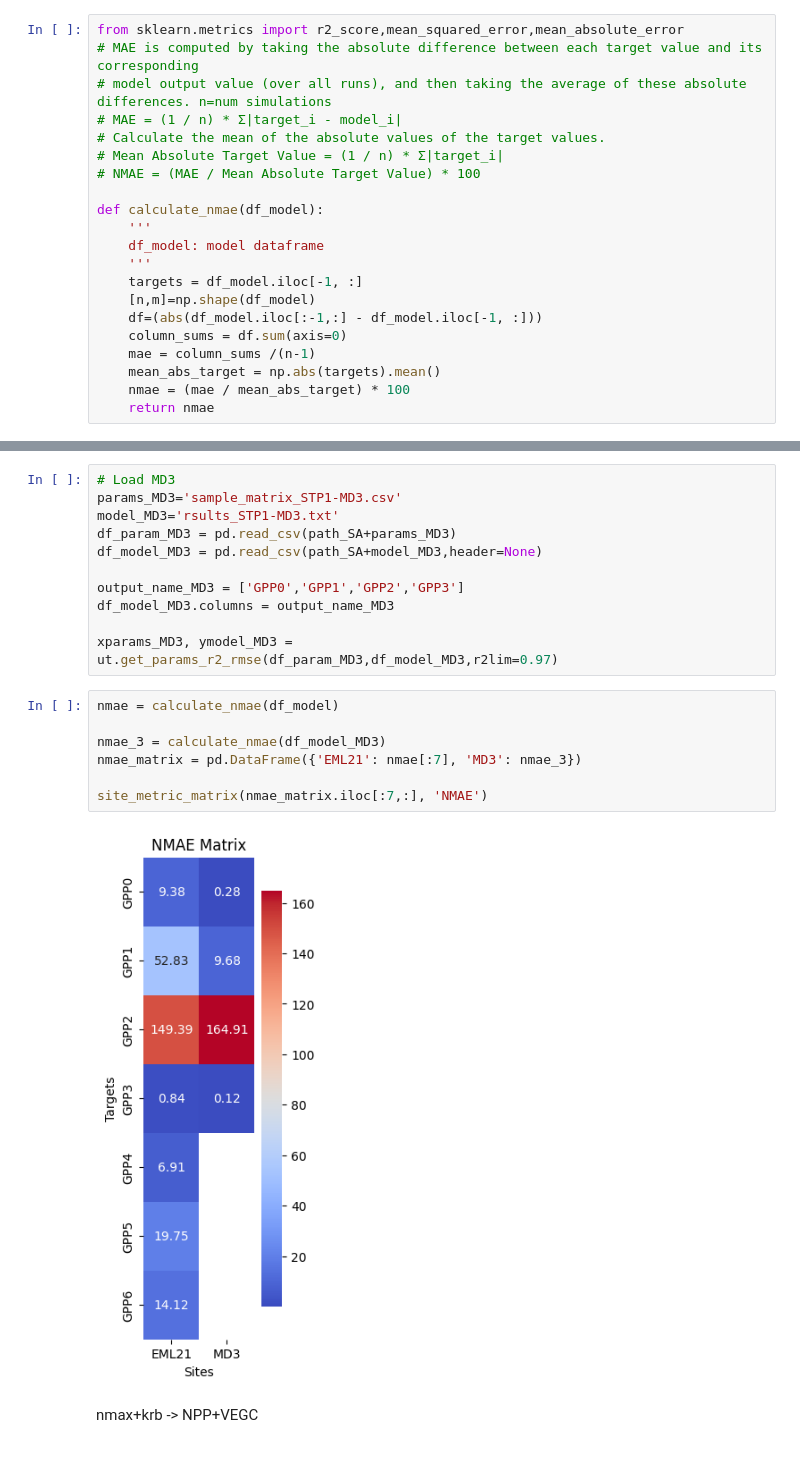
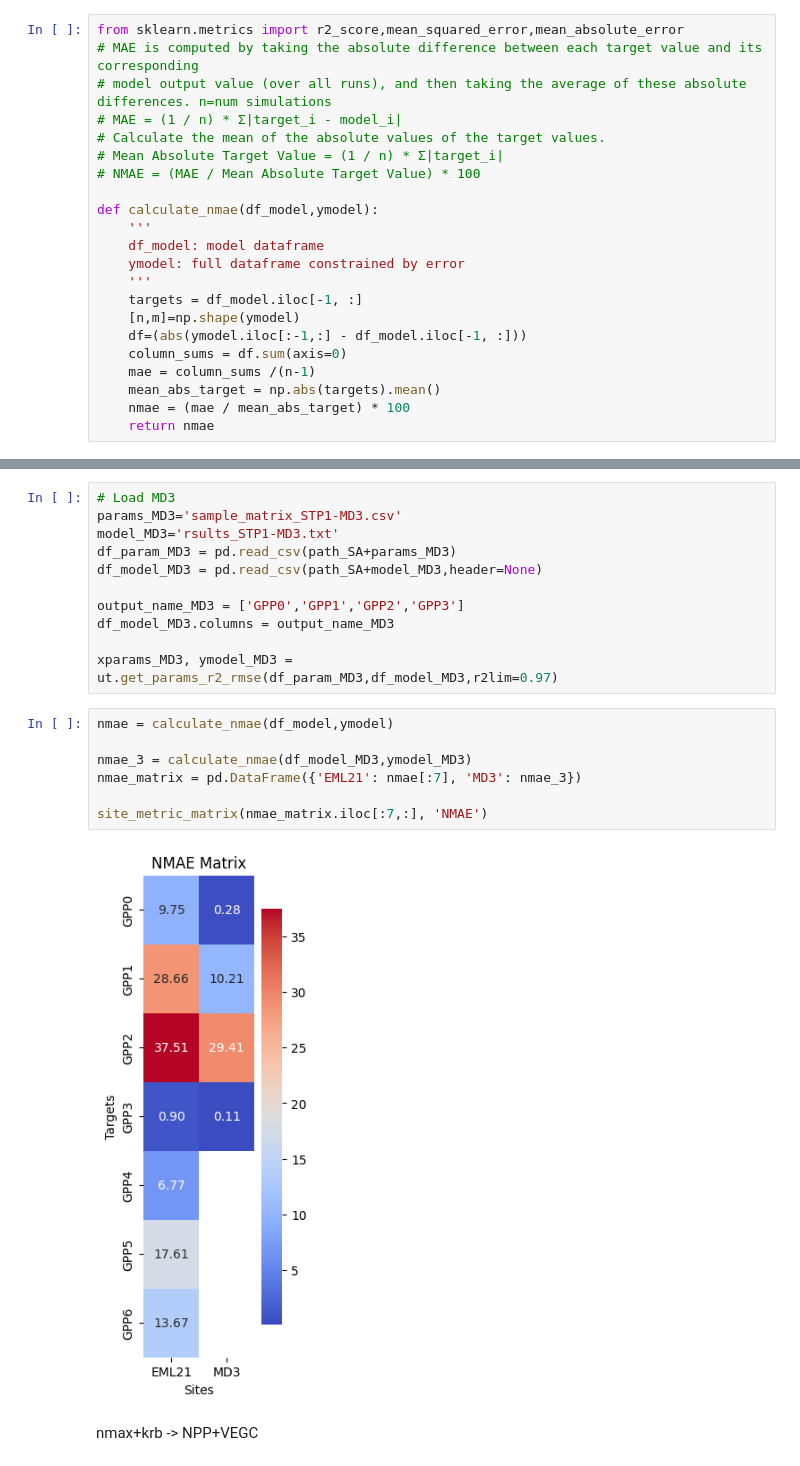
Before and after one commit to whrc/MADS-TEM-calibration, a Jupyter notebook: Paper_Figures.ipynb, the cells around one changed output, grey strips where cells are left out. Cells and saved outputs as stored; diff of their text form.

Commit message:
updates to NMAE function

```diff
--- a/Paper_Figures.ipynb
+++ b/Paper_Figures.ipynb
@@ -38,13 +38,14 @@ from sklearn.metrics import r2_score,mean_squared_error,mean_absolute_error
 # Mean Absolute Target Value = (1 / n) * Σ|target_i|
 # NMAE = (MAE / Mean Absolute Target Value) * 100
 
-def calculate_nmae(df_model):
+def calculate_nmae(df_model,ymodel):
     '''
     df_model: model dataframe
+    ymodel: full dataframe constrained by error
     '''
     targets = df_model.iloc[-1, :]
-    [n,m]=np.shape(df_model)
-    df=(abs(df_model.iloc[:-1,:] - df_model.iloc[-1, :]))
+    [n,m]=np.shape(ymodel)
+    df=(abs(ymodel.iloc[:-1,:] - df_model.iloc[-1, :]))
     column_sums = df.sum(axis=0)
     mae = column_sums /(n-1)
     mean_abs_target = np.abs(targets).mean()
@@ -90,14 +91,14 @@ df_model_MD3.columns = output_name_MD3
 
 xparams_MD3, ymodel_MD3 =  ut.get_params_r2_rmse(df_param_MD3,df_model_MD3,r2lim=0.97)
 # %%
-nmae = calculate_nmae(df_model)
+nmae = calculate_nmae(df_model,ymodel)
 
-nmae_3 = calculate_nmae(df_model_MD3)
+nmae_3 = calculate_nmae(df_model_MD3,ymodel_MD3)
 nmae_matrix = pd.DataFrame({'EML21': nmae[:7], 'MD3': nmae_3})
 
 site_metric_matrix(nmae_matrix.iloc[:7,:], 'NMAE')
 # %% [output]
-[figure, old version]
+[figure, new version]
 # %% [markdown]
 nmax+krb -> NPP+VEGC
 # %%
```
Also changed, not shown: parts of 1 cell of this notebook.
